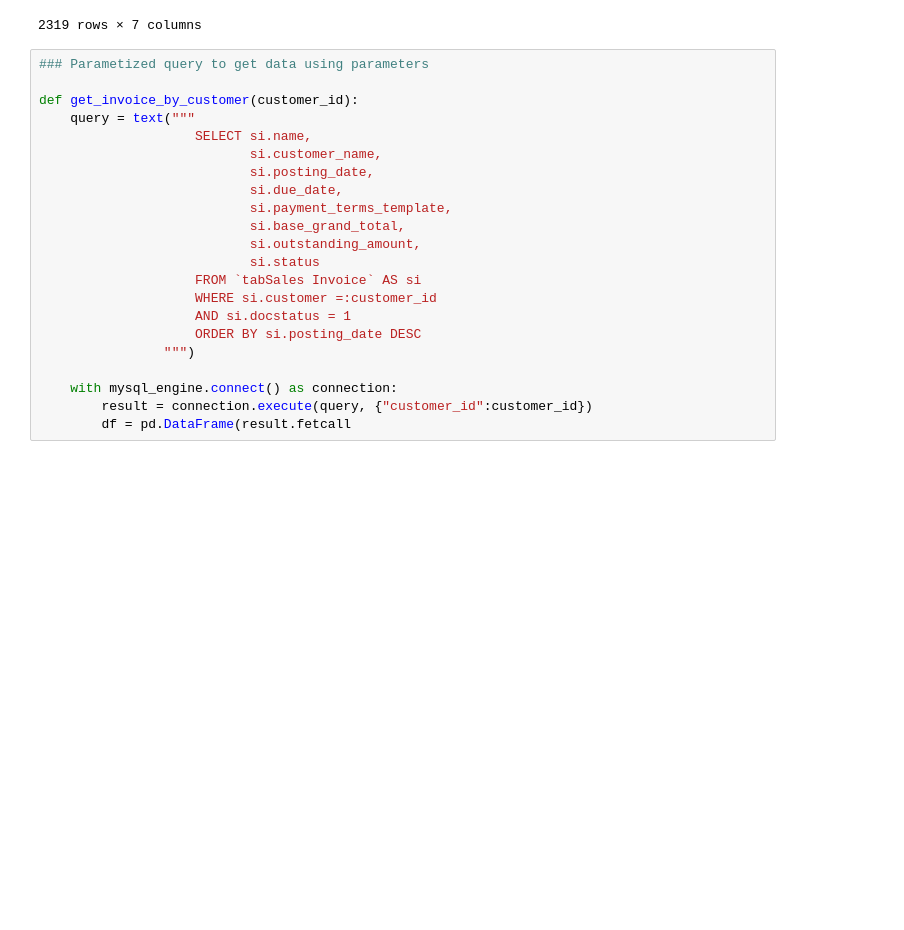
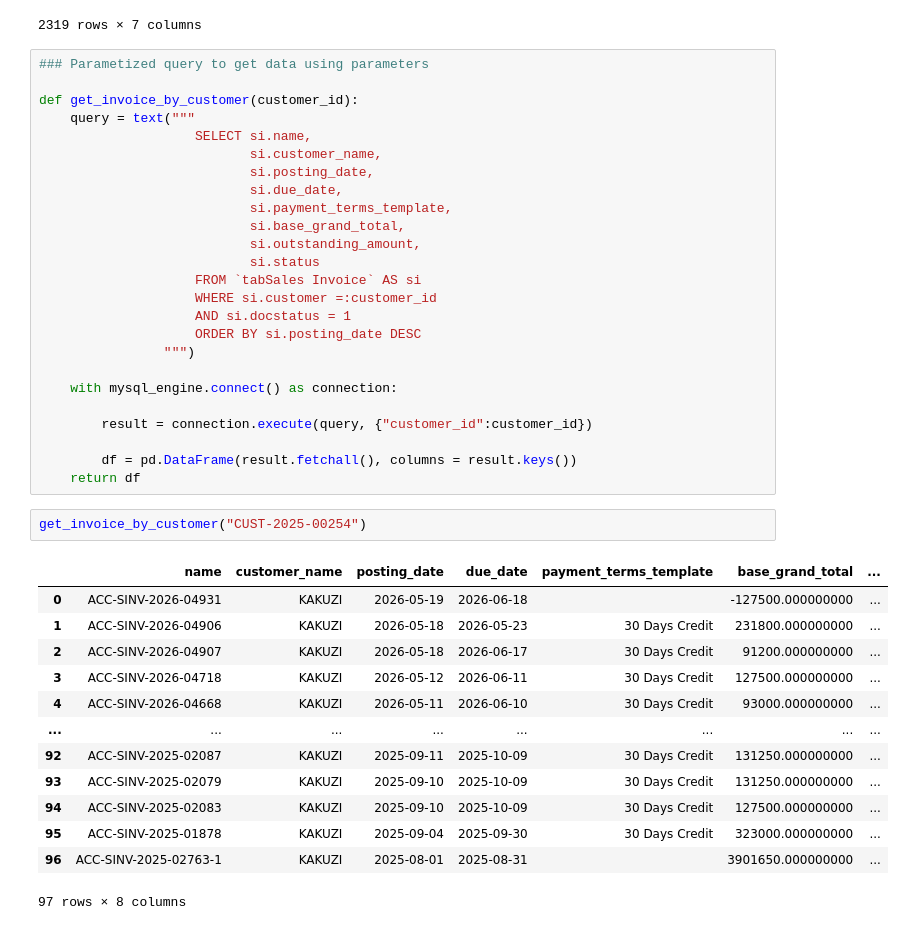
Before and after one commit to FRANKSADWAR/Modernizing_ERP_analytics_using-_ELT_Architecture, a Jupyter notebook: Extracting_data_with_SQLAlchemy.ipynb, the cells around one changed output. Drawn from its saved outputs; the diff is of its cells as text; blank space fills up the shorter version.

```diff
--- a/Extracting_data_with_SQLAlchemy.ipynb
+++ b/Extracting_data_with_SQLAlchemy.ipynb
@@ -123,5 +124,24 @@ def get_invoice_by_customer(customer_id):
                 """)
 
     with mysql_engine.connect() as connection:
+
         result = connection.execute(query, {"customer_id":customer_id})
-        df = pd.DataFrame(result.fetcall
+
+        df = pd.DataFrame(result.fetchall(), columns = result.keys())
+    return df
+# %%
+get_invoice_by_customer("CUST-2025-00254")
+# %% [output]
+|  | name | customer_name | posting_date | due_date | payment_terms_template | base_grand_total | ... |
+| 0 | ACC-SINV-2026-04931 | KAKUZI | 2026-05-19 | 2026-06-18 |  | -127500.000000000 | ... |
+| 1 | ACC-SINV-2026-04906 | KAKUZI | 2026-05-18 | 2026-05-23 | 30 Days Credit | 231800.000000000 | ... |
+| 2 | ACC-SINV-2026-04907 | KAKUZI | 2026-05-18 | 2026-06-17 | 30 Days Credit | 91200.000000000 | ... |
+| 3 | ACC-SINV-2026-04718 | KAKUZI | 2026-05-12 | 2026-06-11 | 30 Days Credit | 127500.000000000 | ... |
+| 4 | ACC-SINV-2026-04668 | KAKUZI | 2026-05-11 | 2026-06-10 | 30 Days Credit | 93000.000000000 | ... |
+| ... | ... | ... | ... | ... | ... | ... | ... |
+| 92 | ACC-SINV-2025-02087 | KAKUZI | 2025-09-11 | 2025-10-09 | 30 Days Credit | 131250.000000000 | ... |
+| 93 | ACC-SINV-2025-02079 | KAKUZI | 2025-09-10 | 2025-10-09 | 30 Days Credit | 131250.000000000 | ... |
+| 94 | ACC-SINV-2025-02083 | KAKUZI | 2025-09-10 | 2025-10-09 | 30 Days Credit | 127500.000000000 | ... |
+| 95 | ACC-SINV-2025-01878 | KAKUZI | 2025-09-04 | 2025-09-30 | 30 Days Credit | 323000.000000000 | ... |
+| 96 | ACC-SINV-2025-02763-1 | KAKUZI | 2025-08-01 | 2025-08-31 |  | 3901650.000000000 | ... |
+97 rows × 8 columns
```
Also changed, not shown: parts of 7 cells of this notebook.
